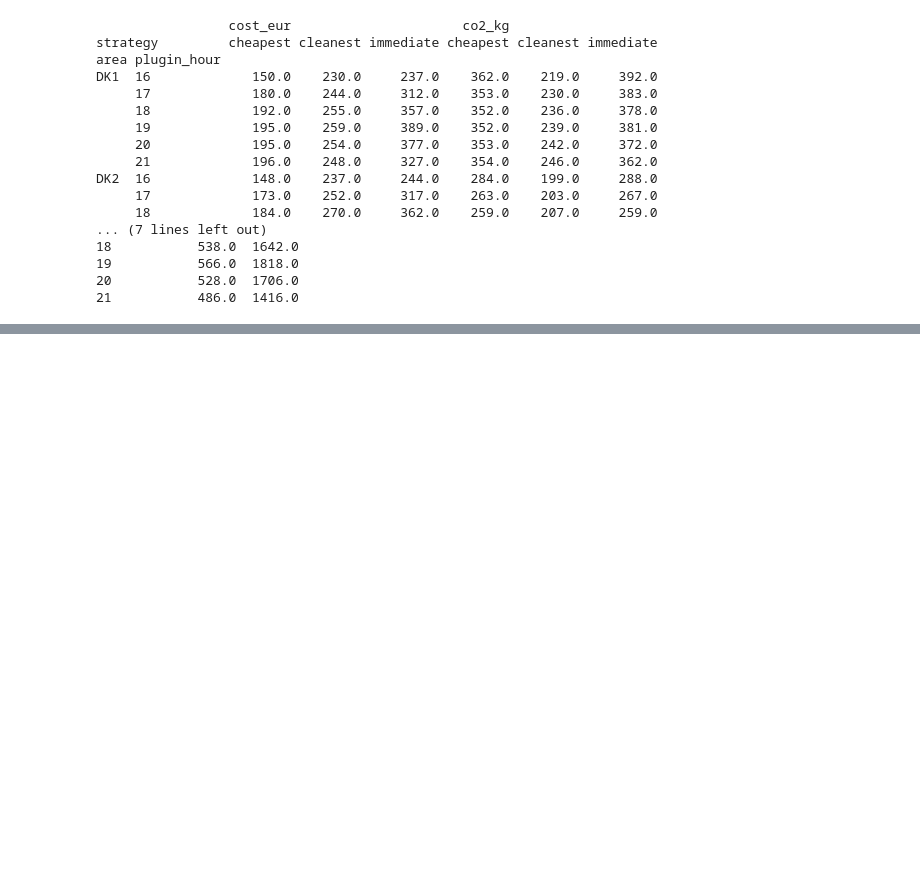
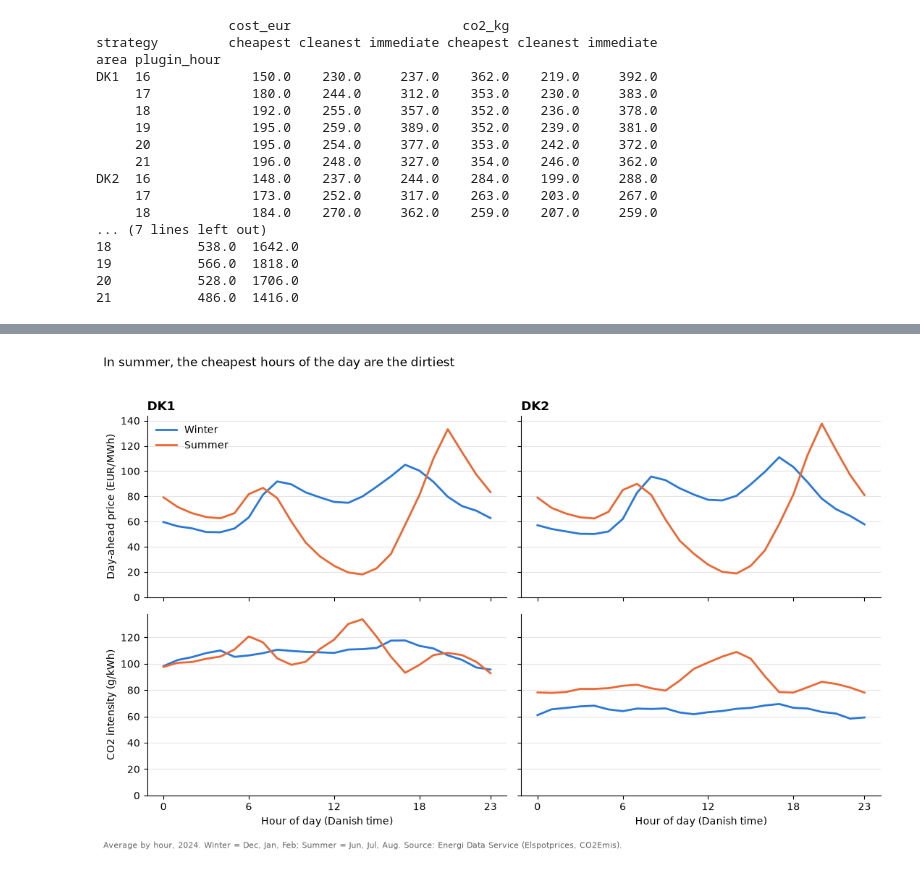
Before and after one commit to MatPicca/Denmark_Clean_vs_Cheap_el, a Jupyter notebook: 03_felxibility.ipynb, the cells around one changed output, grey strips where cells are left out. Saved outputs shown, nothing was run; the diff lists cells and outputs as text; code cells hidden in the pictures; blank space fills up the shorter version.

Commit message:
adding the final 4 charts

```diff
--- a/03_felxibility.ipynb
+++ b/03_felxibility.ipynb
@@ -371,3 +377,37 @@ DK2  16             148.0    237.0     244.0    284.0    199.0     288.0
 - [ ] Chart 2: monthly extra CO2 of the cheapest window
 - [ ] Chart 3: EV strategies, EUR/year vs kg CO2/year
 - [ ] Chart 4: EUR per tonne avoided with the 16:00-21:00 range, vs the ETS price
+# %%
+# Average price and CO2 for each area, season and hour of the day
+df["season"] = df["month"].map(season_of_month) # map seasons
+profile = df.groupby(["area", "season", "hour"])[["price_eur_mwh", "carbon_g_kwh"]].mean()
+
+colors = {"Winter": "#2a78d6", "Summer": "#eb6834"}
+fig, axes = plt.subplots(2, 2, figsize=(11, 7), sharex=True, sharey="row")
+
+for col, area in enumerate(["DK1", "DK2"]):
+    for season in ["Winter", "Summer"]:
+        p = profile.loc[(area, season)]   # 24 rows, one per hour
+        axes[0, col].plot(p.index, p["price_eur_mwh"], color=colors[season], linewidth=2, label=season)
+        axes[1, col].plot(p.index, p["carbon_g_kwh"], color=colors[season], linewidth=2, label=season)
+    axes[0, col].set_title(area, loc="left", fontweight="bold")
+
+axes[0, 0].set_ylabel("Day-ahead price (EUR/MWh)")
+axes[1, 0].set_ylabel("CO2 intensity (g/kWh)")
+axes[0, 0].set_ylim(bottom=0)
+axes[1, 0].set_ylim(bottom=0)   # start at 0 so the CO2 swings aren't exaggerated
+for ax in axes.flat:
+    ax.set_xticks([0, 6, 12, 18, 23])
+    ax.grid(axis="y", color="#e5e5e5")
+    ax.spines[["top", "right"]].set_visible(False)
+for ax in axes[1]:
+    ax.set_xlabel("Hour of day (Danish time)")
+axes[0, 0].legend(frameon=False)
+
+fig.suptitle("In summer, the cheapest hours of the day are the dirtiest", x=0.01, ha="left", fontsize=12)
+fig.text(0.01, 0.01, "Average by hour, 2024. Winter = Dec, Jan, Feb; Summer = Jun, Jul, Aug. "
+         "Source: Energi Data Service (Elspotprices, CO2Emis).", fontsize=8, color="#666666")
+plt.tight_layout(rect=[0, 0.03, 1, 0.96])
+plt.show()
+# %% [output]
+[figure, added]
```
Also changed, not shown: parts of 5 cells of this notebook, 4 other files.
